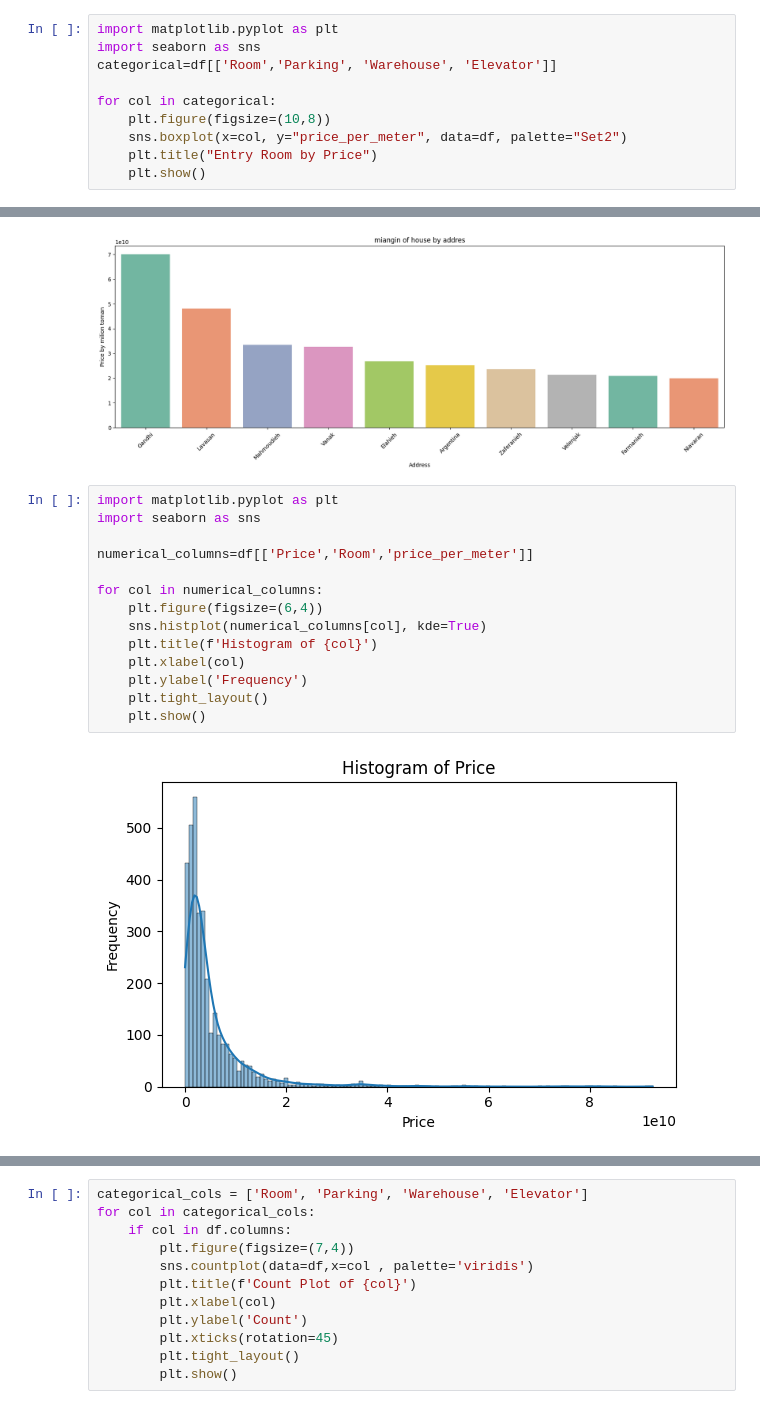
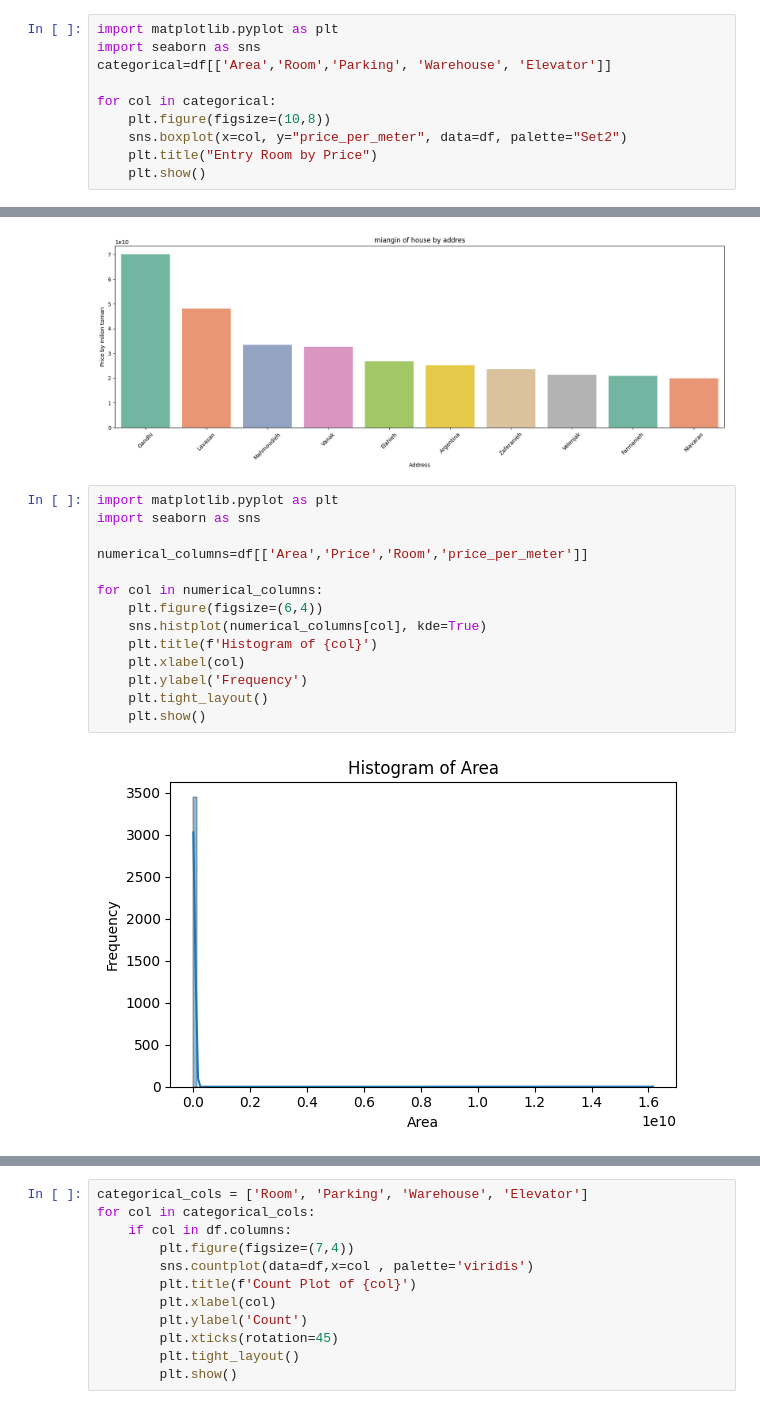
Before and after one commit to sajjadkhazaei/house-prices-in-tehran, a Jupyter notebook: house prices.ipynb, the cells around one changed output, grey strips where cells are left out. Drawn from its saved outputs; the diff is of its cells as text.

```diff
--- a/house prices.ipynb
+++ b/house prices.ipynb
@@ -140,7 +140,7 @@ plt.show()
 # %%
 import matplotlib.pyplot as plt
 import seaborn as sns
-categorical=df[['Room','Parking', 'Warehouse', 'Elevator']]
+categorical=df[['Area','Room','Parking', 'Warehouse', 'Elevator']]
 
 for col in categorical:
     plt.figure(figsize=(10,8))
@@ -185,16 +189,16 @@ Passing `palette` without assigning `hue` is deprecated and will be removed in v
 # %%
 import matplotlib.pyplot as plt
 import seaborn as sns
 
-numerical_columns=df[['Price','Room','price_per_meter']]
+numerical_columns=df[['Area','Price','Room','price_per_meter']]
 
 for col in numerical_columns:
     plt.figure(figsize=(6,4))
     sns.histplot(numerical_columns[col], kde=True)
     plt.title(f'Histogram of {col}')
     plt.xlabel(col)
     plt.ylabel('Frequency')
     plt.tight_layout()
     plt.show()
 # %% [output]
-[figure, old version]
+[figure, new version]
```
Also changed, not shown: parts of 4 cells of this notebook.
